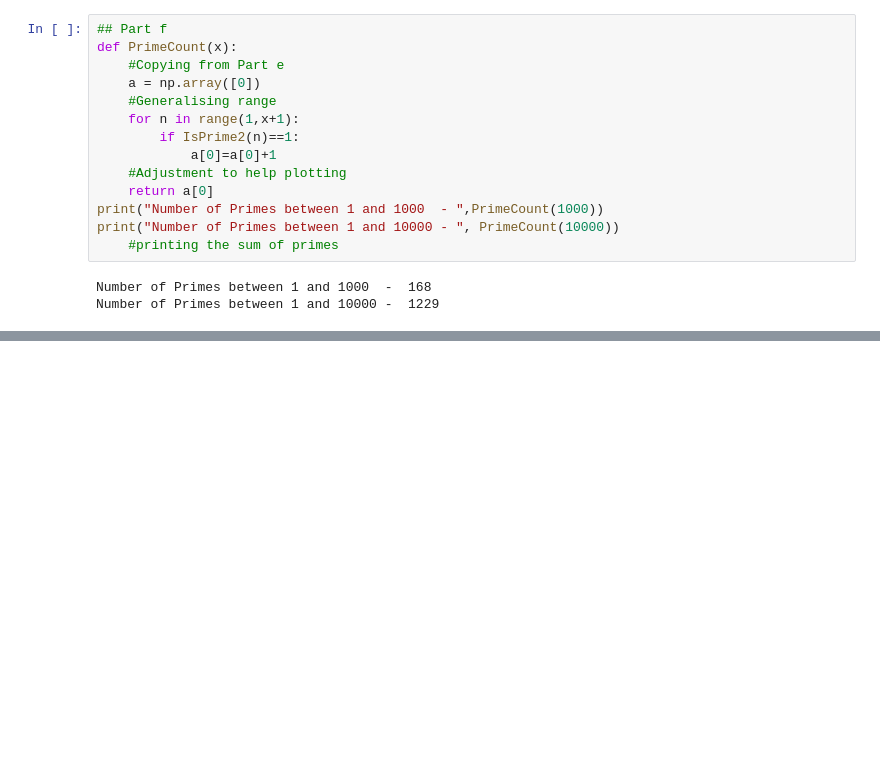
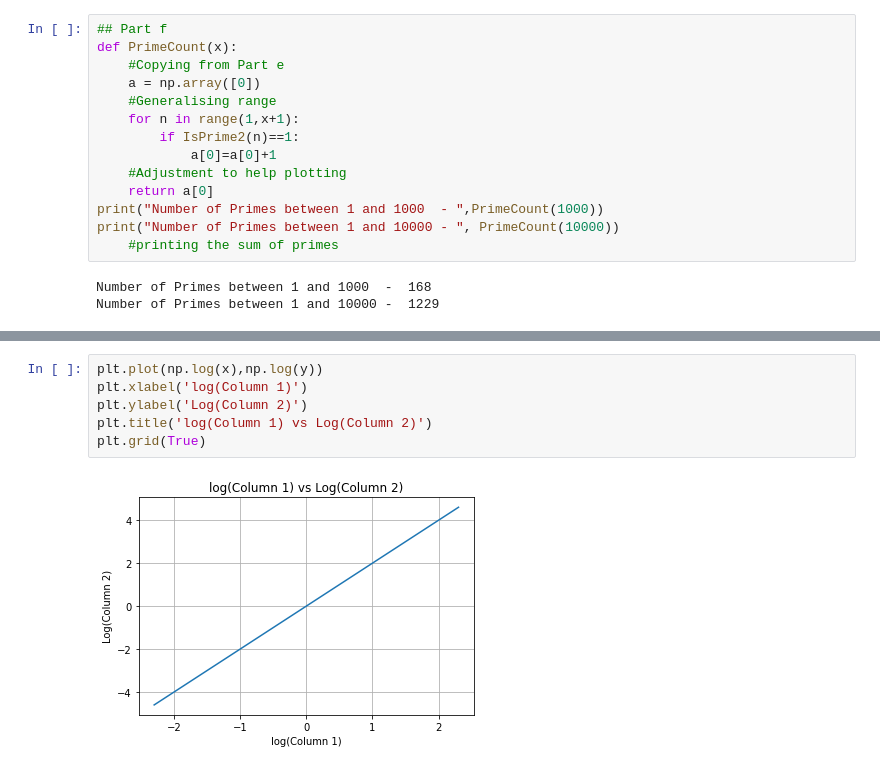
Before and after one commit to odhrandooley/ACM20030-Assignments, a Jupyter notebook: ACM20030-Assignment-1.ipynb, the cells around one changed output, grey strips where cells are left out. Drawn from its saved outputs; the diff is of its cells as text; blank space fills up the shorter version.

```diff
--- a/ACM20030-Assignment-1.ipynb
+++ b/ACM20030-Assignment-1.ipynb
@@ -186,0 +196,8 @@ Number of prime numbers from 1 to x
+# %%
+plt.plot(np.log(x),np.log(y))
+plt.xlabel('log(Column 1)')
+plt.ylabel('Log(Column 2)')
+plt.title('log(Column 1) vs Log(Column 2)')
+plt.grid(True)
+# %% [output]
+[figure, added]
```
Also changed, not shown: parts of 6 cells of this notebook.
